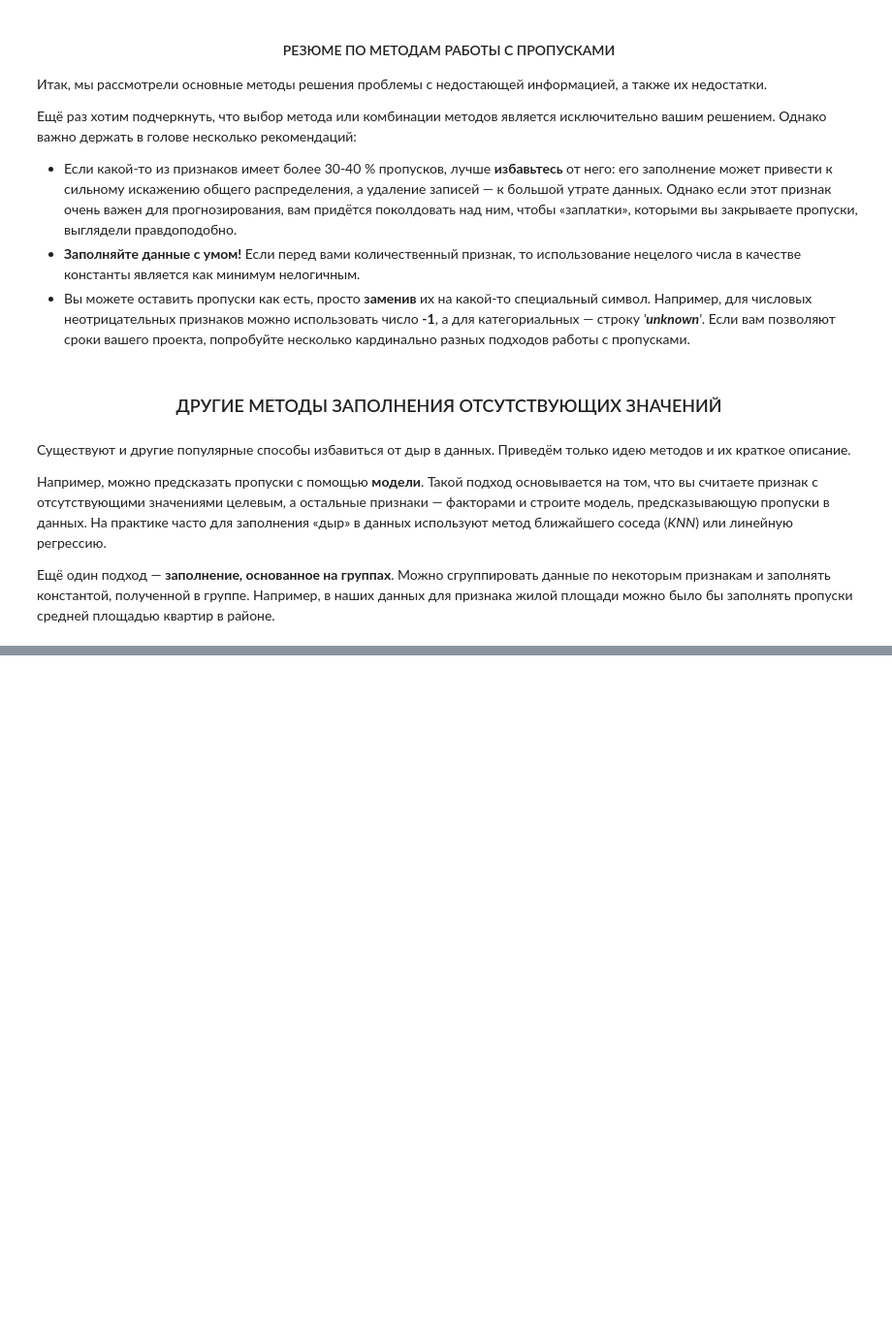
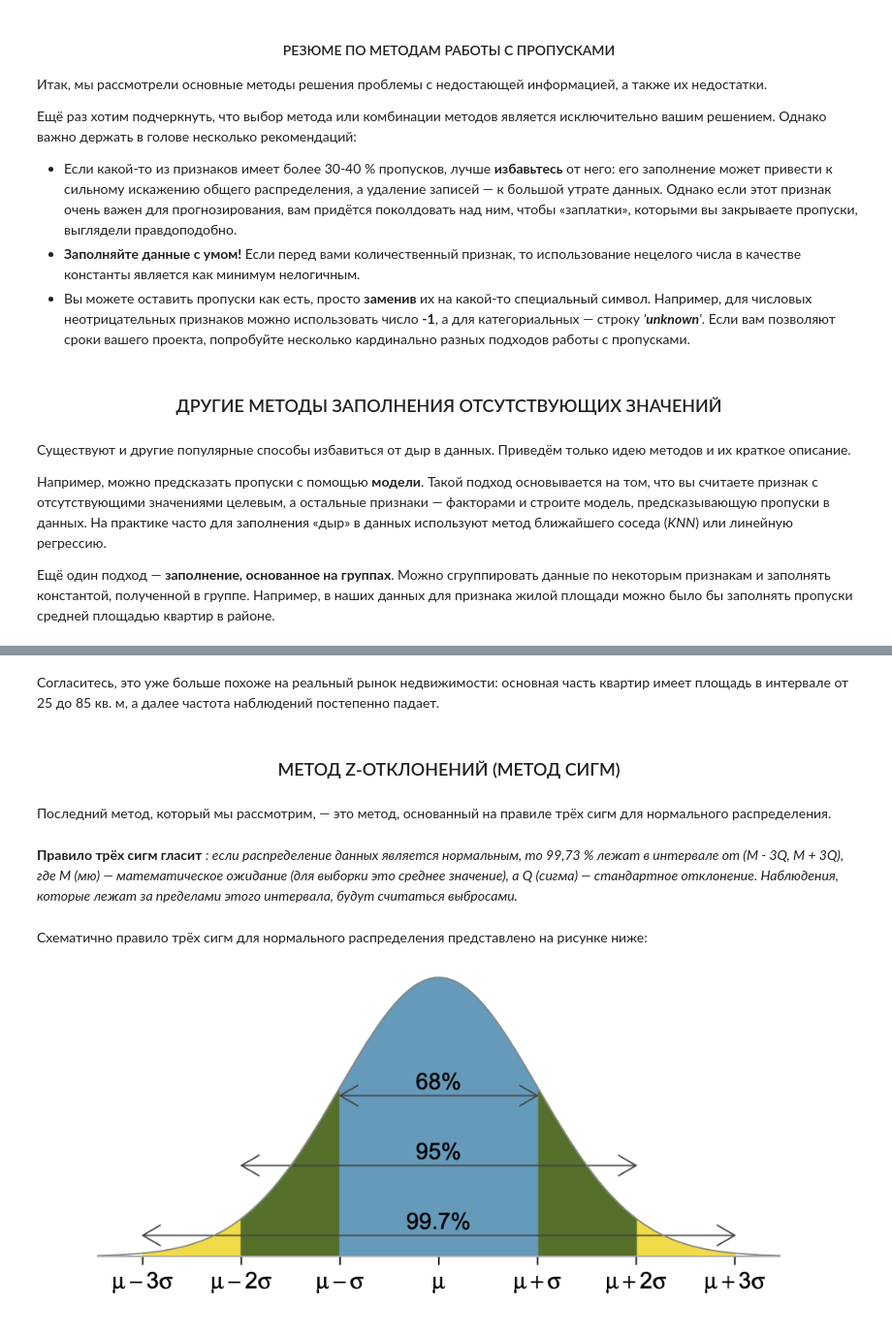
Before and after one commit to Dredox22/sf_data_science, a Jupyter notebook: SkillFactory/PY_14_Очистка_данных/sber.ipynb, the cells around one changed output, grey strips where cells are left out. Shown at 97% size. Drawn from its saved outputs; the diff is of its cells as text; code cells hidden in the pictures; blank space fills up the shorter version.

```diff
--- a/SkillFactory/PY_14_Очистка_данных/sber.ipynb
+++ b/SkillFactory/PY_14_Очистка_данных/sber.ipynb
@@ -606,0 +820,15 @@ print(combine_data.shape)
+# %% [markdown]
+Согласитесь, это уже больше похоже на реальный рынок недвижимости: основная часть квартир имеет площадь в интервале от 25 до 85 кв. м, а далее частота наблюдений постепенно падает.
+# %% [markdown]
+### <center>МЕТОД Z-ОТКЛОНЕНИЙ (МЕТОД СИГМ)
+# %% [markdown]
+Последний метод, который мы рассмотрим, — это метод, основанный на правиле трёх сигм для нормального распределения.
+# %% [markdown]
+**Правило трёх сигм гласит** *: если распределение данных является нормальным, то 99,73 % лежат в интервале от (M - 3Q, M + 3Q), где   M (мю) — математическое ожидание (для выборки это среднее значение), а Q (сигма) — стандартное отклонение. Наблюдения, которые лежат за пределами этого интервала, будут считаться выбросами.*
+# %% [markdown]
+Схематично правило трёх сигм для нормального распределения представлено на рисунке ниже:
+# %%
+from IPython.display import Image
+Image("data/dst-3-unit-1-mod-14-25.png")
+# %% [output]
+[figure, added]
```
Also changed, not shown: parts of 125 cells of this notebook, 3 other files.
